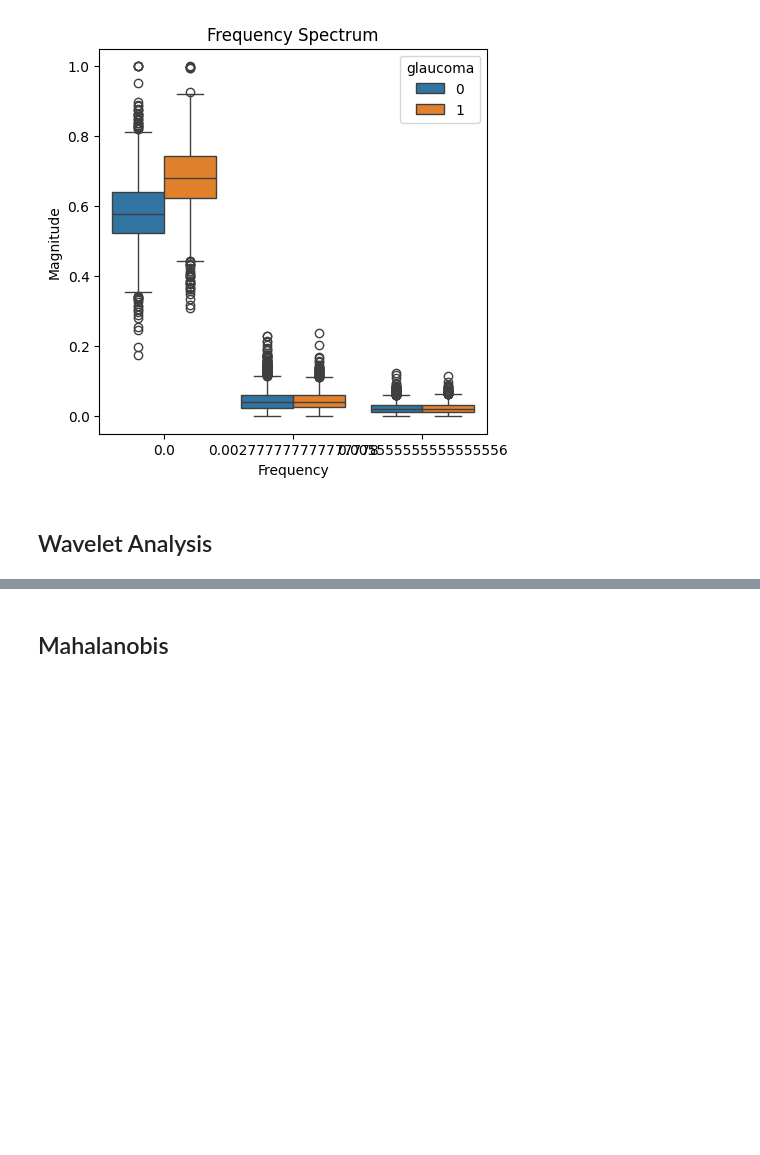
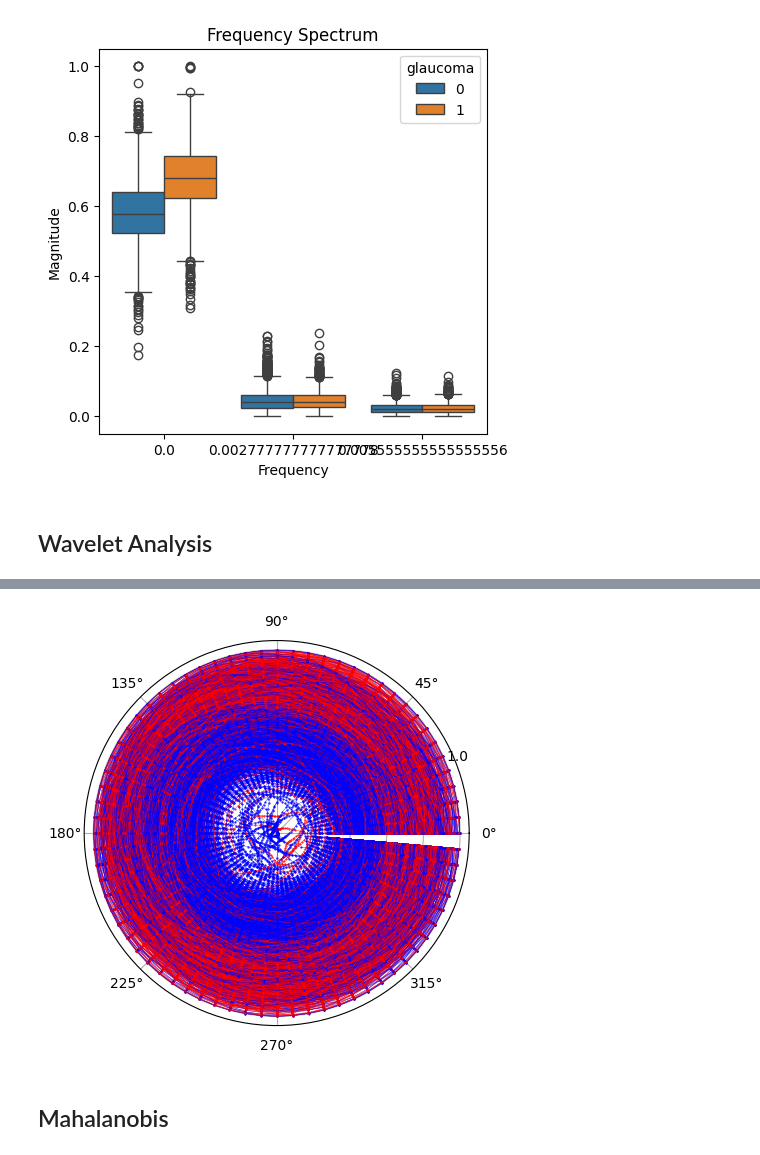
Before and after one commit to Borja21091/Prapillyzer, a Jupyter notebook: notebooks/SMDG_analysis.ipynb, the cells around one changed output, grey strips where cells are left out. Cells and saved outputs as stored; diff of their text form; code cells hidden in the pictures; blank space fills up the shorter version.

```diff
--- a/notebooks/SMDG_analysis.ipynb
+++ b/notebooks/SMDG_analysis.ipynb
@@ -202,3 +212,39 @@ plt.show()
+# %%
+from scipy.optimize import minimize
+
+# Rotation matrix
+def rotation_matrix(theta):
+    theta = np.radians(theta)
+    return np.array([[np.cos(theta), -np.sin(theta)], [np.sin(theta), np.cos(theta)]])
+
+# Fit ellipse to pCDR values
+def fit_ellipse(x, y):
+    # Fit ellipse to data
+    x = x.reshape(-1, 1)
+    y = y.reshape(-1, 1)
+    # Optimise ellipse parameters
+
+
+# Fit ellipse to pCDR values
+idx = np.random.choice(train.shape[0], 1)
+ang = np.arange(0, 360, delta_ang)
+fig = plt.figure(figsize=(5, 5))
+ax = fig.add_subplot(111, polar=True)
+
+for i in range(train.shape[0]):
+    data = train.iloc[i, 2:].values
+    x = (data * np.cos(np.radians(ang))).reshape(-1, 1)
+    y = (data * np.sin(np.radians(ang))).reshape(-1, 1)
+    # a, b, theta = fit_ellipse(x, y)
+    # # Print ellipse parameters
+    # print(a, b, theta)
+    # Plot pCDR (polar plot)
+    if train.iloc[i, 1] == 1:
+        ax.plot(np.radians(ang), data, 'r.-', linewidth=0.25, markersize=1)
+    else:
+        ax.plot(np.radians(ang), data, 'b.-', linewidth=0.25, markersize=1)
+# %% [output]
+[figure, added]
 # %% [markdown]
 ## Mahalanobis
 # %%
```
Also changed, not shown: parts of 8 cells of this notebook, 3 other files.
